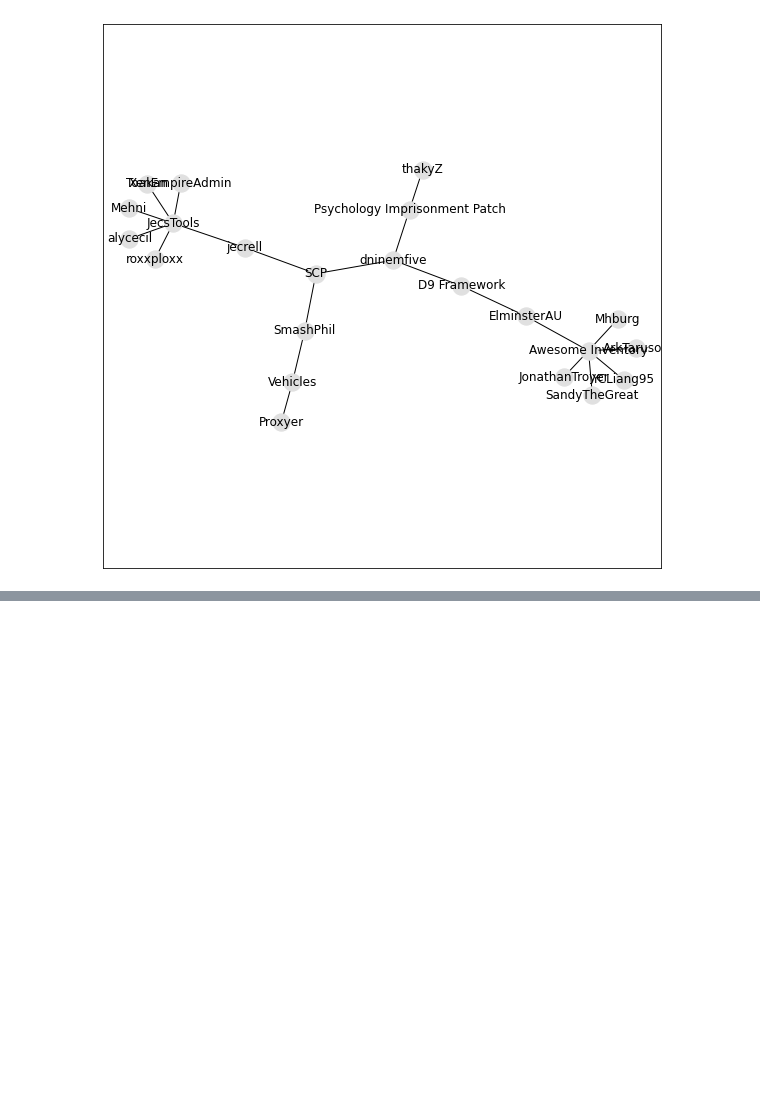
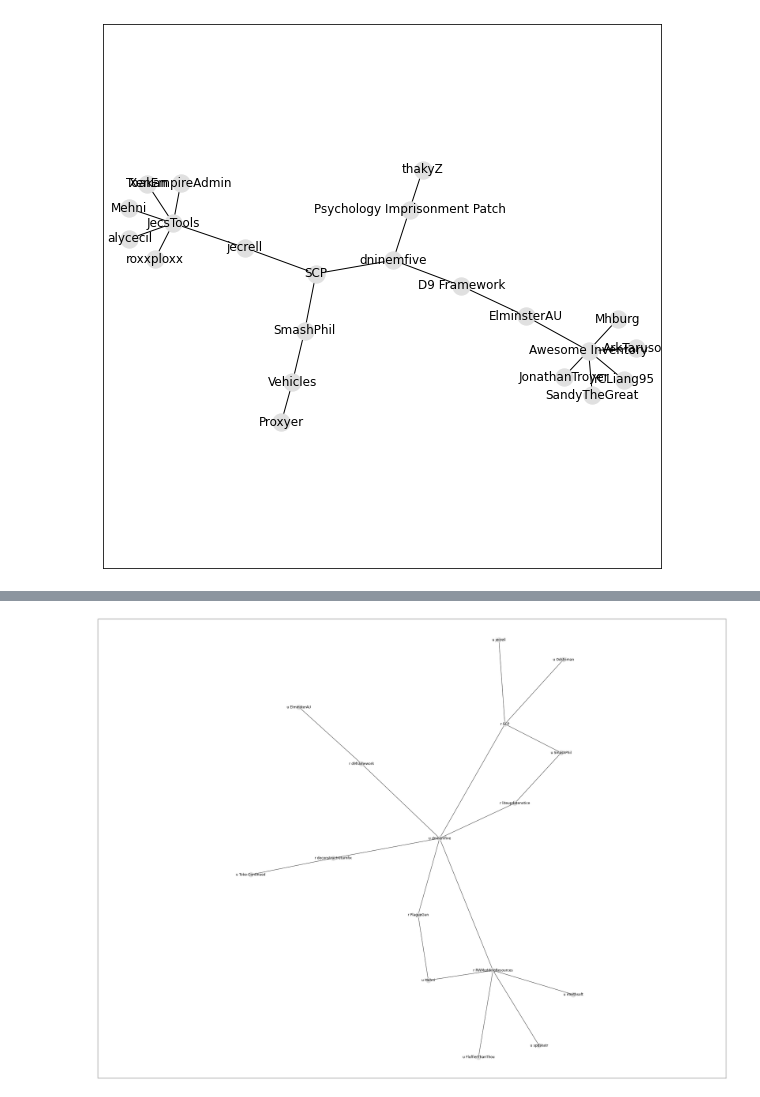
Before and after one commit to dninemfive/githubnetworkprofiler, a Jupyter notebook: githubnetworkprofiler.ipynb, the cells around one changed output, grey strips where cells are left out. Drawn from its saved outputs; the diff is of its cells as text; code cells hidden in the pictures; blank space fills up the shorter version.

Commit message:
depth=1 case done

```diff
--- a/githubnetworkprofiler.ipynb
+++ b/githubnetworkprofiler.ipynb
@@ -53,8 +53,13 @@ import getpass
 username = input("Input username: ")
 token = getpass.getpass("Input OAuth token: ")
 response = requests.get('https://api.github.com/users/dninemfive/repos', {'type': 'all'}, auth=(username, token))
-jsn = json.loads(response.text)
-print(jsn[0]['name'])
+if response.status_code == 200:
+  jsn = json.loads(response.text)
+  for repo in jsn:
+    # print(repo['name'])
+    if repo['name'] == 'simplebulkproduction':
+      print(json.loads(requests.get(repo['contributors_url'], {'affiliation': 'all'}, auth=(username, token)).text))
+else: print("Response: " + response.status_code)
 # %% [output]
 Input username: dninemfive
 Input OAuth token: ··········
@@ -97,0 +67,87 @@ while(not isinstance(max_degrees, int)):
+# %%
+# actually construct network graph
+from networkx import draw_networkx as draw
+from networkx import Graph
+import matplotlib.pyplot as plt
+import requests
+import json
+import getpass
+import numbers
+import math
+
+def get_collaborators(user, degrees_remaining):
+  pass
+
+def get_repos(url, min_contributors=2):
+  """Takes a Github repo url and returns a list of Repo objects, discarding any with fewer contributors than min_contributors."""
+  print('getting repos from ' + url + '...')
+  response = requests.get(url, {'type': 'all'}, auth=(username, token))
+  print('\tresponse received.')
+  jason = json.loads(response.text)
+  repos = []
+  print('\tprocessing...')
+  for j in jason:
+    temp = Repo(j)
+    print('\t\t' + repr(temp))
+    if temp.num_contributors >= min_contributors: repos.append(temp)
+  print('done!')
+  return repos
+
+class Repo:
+  def __init__(self, jsn):
+    self.name = jsn['name']
+    self.contributors = []
+    for userJsn in json.loads(requests.get(jsn['contributors_url'], {'affiliation': 'all'}, auth=(username, token)).text):
+      self.contributors.append(User(userJsn))
+
+  def __repr__(self):
+    return 'Repo ' + self.name + ', contributors: ' + repr(self.contributors)
+
+  @property
+  def name_for_graph(self):
+    return 'r ' + self.name
+
+  @property
+  def num_contributors(self):
+    return len(self.contributors)
+
+class User:
+  def __init__(self, jsn):
+    self.name = jsn['login']
+    self.repos_url = jsn['repos_url']
+
+  def __repr__(self):
+    return "User " + self.name
+
+  @property
+  def name_for_graph(self):
+    return 'u ' + self.name
+
+username = input("Input your username: ")
+token = getpass.getpass("Input OAuth token: ")
+target_user = input("Input target user: ")
+# TODO: check if target user exists
+max_degrees = input("Input degrees of relation to search: ")
+# TODO: fix this
+# while(not (isinstance(max_degrees, numbers.Number) and max_degrees == math.ceil(max_degrees))):
+#  max_degrees = input("That's not an integer!\nInput degrees of relation to search: ")
+depth = 0
+# response = requests.get('https://api.github.com/users/' + target_user + '/repos', {'type': 'all'}, auth=(username, token))
+# if response.status_code == 200:
+g = Graph()
+for repo in get_repos('https://api.github.com/users/' + target_user + '/repos'):
+  for user in repo.contributors:
+    g.add_edge(user.name_for_graph, repo.name_for_graph)
+plt.figure(figsize=(40,30))
+draw(g, node_color='#e0e0e0')
+plt.axis("equal")
+plt.show()
+# new plan:
+# - Get all repos from target user
+# - If no other contributors/forks, discard
+# - If forked from any other repo or by any other user, add repo and other user to graph (treat forks as the same repo)
+# - For each contributor, including fork relations, run recursively
+# e.g. dninemfive: keep SCP, PsychologyImprisonmentPatch, D9 Framework; connect to Smash Phil/Odz/jecrell, run recursively for each; ditto for thakyZ and Elminster
+# - keep going until *repo* depth = max_degrees (e.g. for 3 degrees, SCP -> jecrell -> JecsTools -> lbmaian -> DoorsExpanded -> Proxyer)
+# will probably need to find an algo to avoid crossing labels/edges and minimize graph size. Maybe ego?
+# %% [output]
@@ -97,0 +171 @@ while(not isinstance(max_degrees, int)):
+[figure, added]
```
Also changed, not shown: parts of 3 cells of this notebook.
